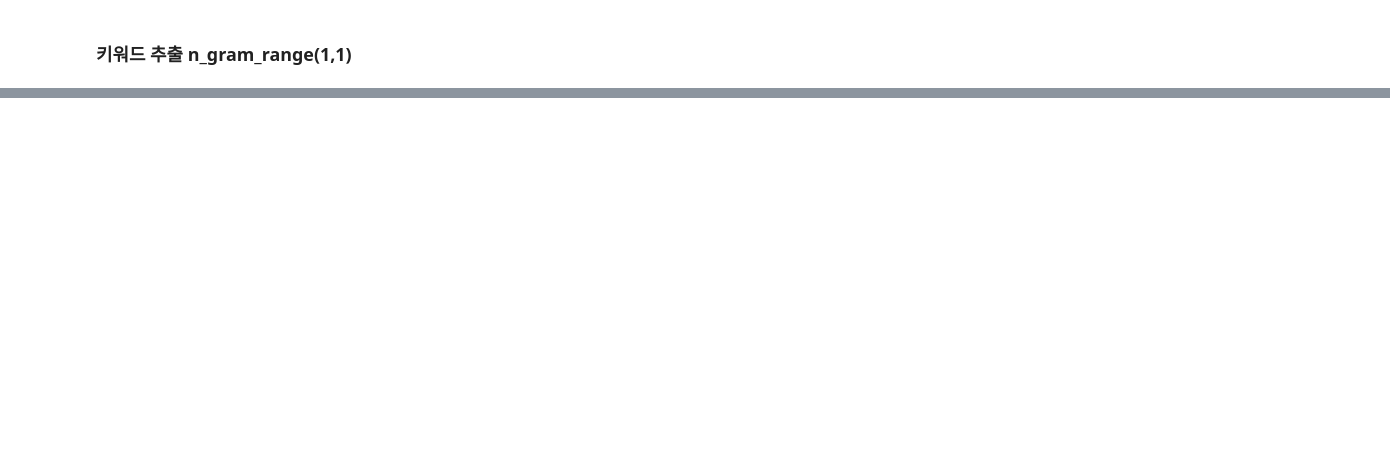
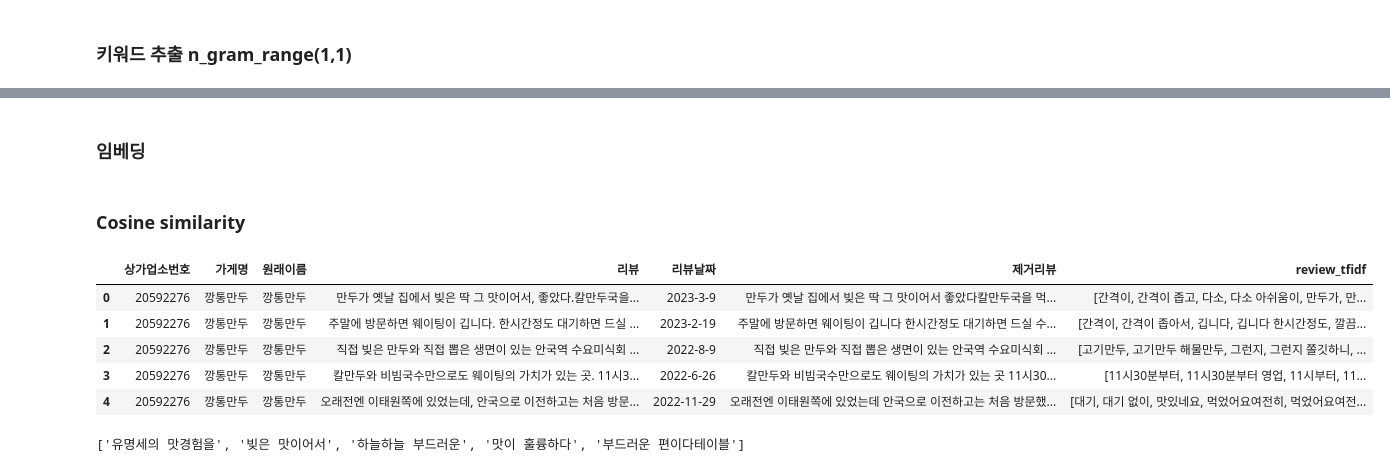
Before and after one commit to TEAM-SMooD/Keyword_Extraction, a Jupyter notebook: Bert_2gram.ipynb, the cells around one changed output, grey strips where cells are left out. Saved outputs shown, nothing was run; the diff lists cells and outputs as text; code cells hidden in the pictures; blank space fills up the shorter version.

Commit message:
feat : Keyword Extraction 결과 저장

```diff
--- a/Bert_2gram.ipynb
+++ b/Bert_2gram.ipynb
@@ -157,0 +201,2 @@ ValueError: empty vocabulary; perhaps the documents only contain stop words
+# %% [markdown]
+### 임베딩
@@ -157,0 +222,2 @@ ValueError: empty vocabulary; perhaps the documents only contain stop words
+# %% [markdown]
+### Cosine similarity
@@ -157,0 +239,13 @@ ValueError: empty vocabulary; perhaps the documents only contain stop words
+# %%
+b.head()
+# %% [output]
+|  | 상가업소번호 | 가게명 | 원래이름 | 리뷰 | 리뷰날짜 | 제거리뷰 | review_tfidf |
+| 0 | 20592276 | 깡통만두 | 깡통만두 | 만두가 옛날 집에서 빚은 딱 그 맛이어서, 좋았다.칼만두국을... | 2023-3-9 | 만두가 옛날 집에서 빚은 딱 그 맛이어서 좋았다칼만두국을 먹... | [간격이, 간격이 좁고, 다소, 다소 아쉬움이, 만두가, 만... |
+| 1 | 20592276 | 깡통만두 | 깡통만두 | 주말에 방문하면 웨이팅이 깁니다. 한시간정도 대기하면 드실 ... | 2023-2-19 | 주말에 방문하면 웨이팅이 깁니다 한시간정도 대기하면 드실 수... | [간격이, 간격이 좁아서, 깁니다, 깁니다 한시간정도, 깔끔... |
+| 2 | 20592276 | 깡통만두 | 깡통만두 | 직접 빚은 만두와 직접 뽑은 생면이 있는 안국역 수요미식회 ... | 2022-8-9 | 직접 빚은 만두와 직접 뽑은 생면이 있는 안국역 수요미식회 ... | [고기만두, 고기만두 해물만두, 그런지, 그런지 쫄깃하니, ... |
+| 3 | 20592276 | 깡통만두 | 깡통만두 | 칼만두와 비빔국수만으로도 웨이팅의 가치가 있는 곳. 11시3... | 2022-6-26 | 칼만두와 비빔국수만으로도 웨이팅의 가치가 있는 곳 11시30... | [11시30분부터, 11시30분부터 영업, 11시부터, 11... |
+| 4 | 20592276 | 깡통만두 | 깡통만두 | 오래전엔 이태원쪽에 있었는데, 안국으로 이전하고는 처음 방문... | 2022-11-29 | 오래전엔 이태원쪽에 있었는데 안국으로 이전하고는 처음 방문했... | [대기, 대기 없이, 맛있네요, 먹었어요여전히, 먹었어요여전... |
+# %%
+keywords[0]
+# %% [output]
+['유명세의 맛경험을', '빚은 맛이어서', '하늘하늘 부드러운', '맛이 훌륭하다', '부드러운 편이다테이블']
```
Also changed, not shown: parts of 34 cells of this notebook, 4 other files.
